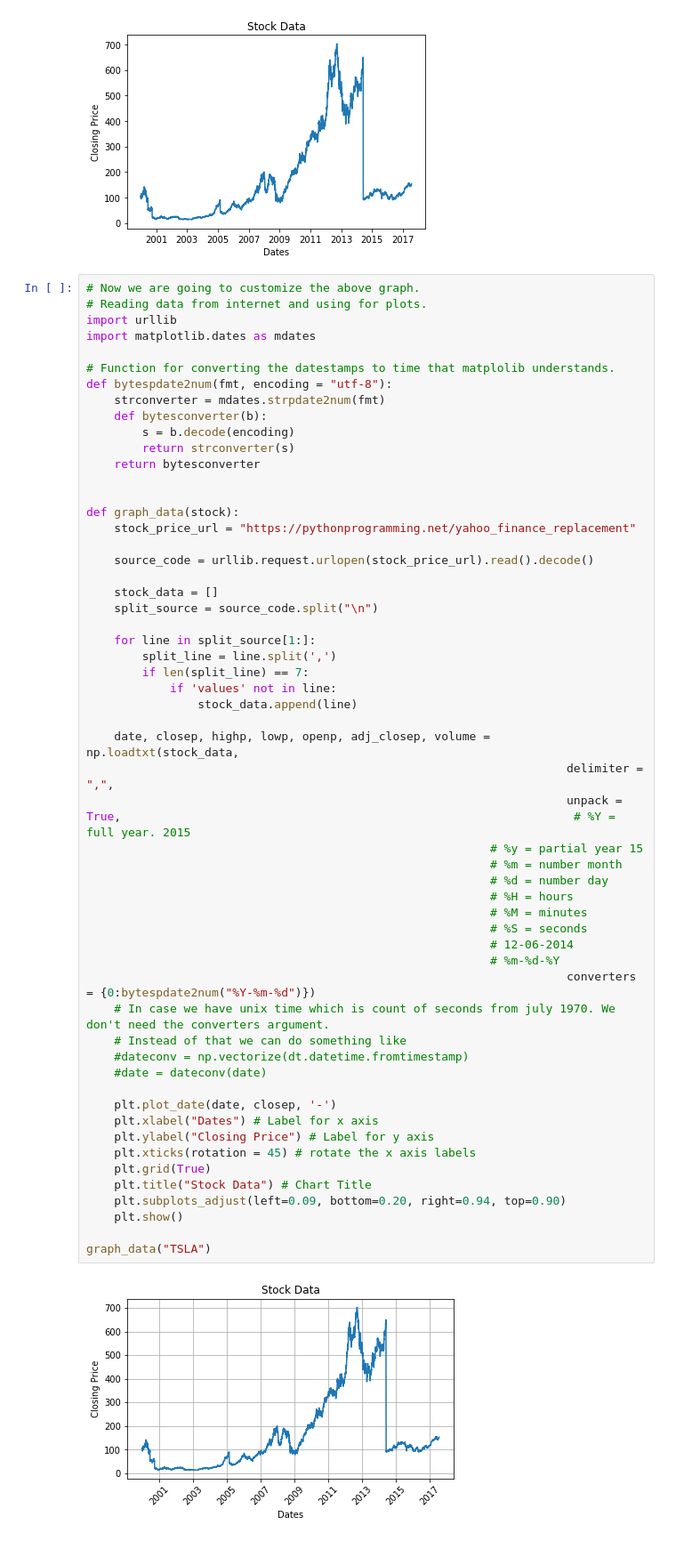
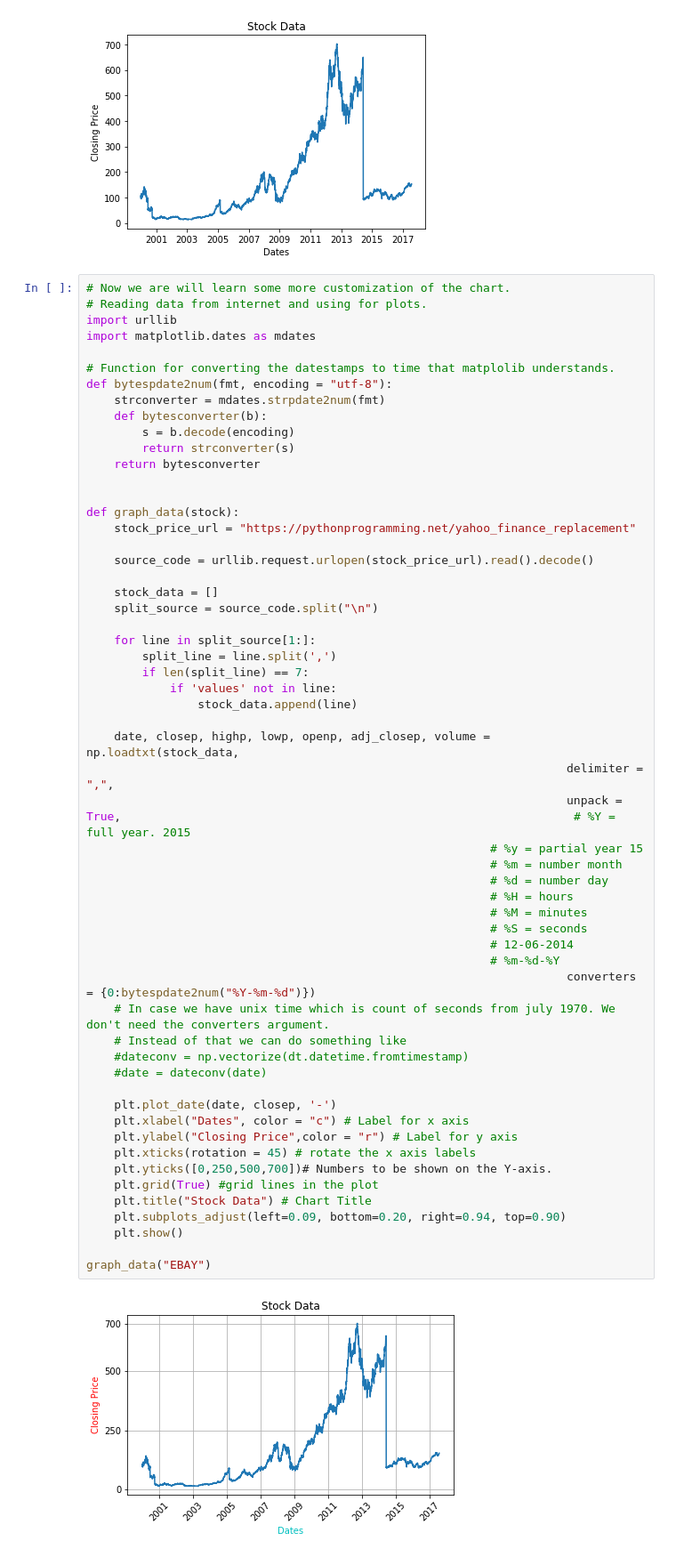
Before and after one commit to atystats/Data-Analysis-in-Python, a Jupyter notebook: Data Visualization with Python.ipynb, the cells around one changed output. Shown: that part at 89% size. Drawn from its saved outputs; the diff is of its cells as text.

Commit message:
Data Visualization

```diff
--- a/Data Visualization with Python.ipynb
+++ b/Data Visualization with Python.ipynb
@@ -231,7 +231,7 @@ graph_data("TSLA")
 # %% [output]
 [figure]
 # %%
-# Now we are going to customize the above graph.
+# Now we are will learn some more customization of the chart.
 # Reading data from internet and using for plots.
 import urllib
 import matplotlib.dates as mdates
@@ -256,35 +256,36 @@ def graph_data(stock):
     for line in split_source[1:]:
         split_line = line.split(',')
         if len(split_line) == 7:
             if 'values' not in line:
                 stock_data.append(line)
 
     date, closep, highp, lowp, openp, adj_closep, volume = np.loadtxt(stock_data,
                                                                      delimiter = ",",
                                                                      unpack = True,                                                                 # %Y = full year. 2015
                                                           # %y = partial year 15
                                                           # %m = number month
                                                           # %d = number day
                                                           # %H = hours
                                                           # %M = minutes
                                                           # %S = seconds
                                                           # 12-06-2014
                                                           # %m-%d-%Y
                                                                      converters = {0:bytespdate2num("%Y-%m-%d")})
     # In case we have unix time which is count of seconds from july 1970. We don't need the converters argument.
     # Instead of that we can do something like
     #dateconv = np.vectorize(dt.datetime.fromtimestamp)
     #date = dateconv(date)
 
     plt.plot_date(date, closep, '-')
-    plt.xlabel("Dates") # Label for x axis
-    plt.ylabel("Closing Price") # Label for y axis
+    plt.xlabel("Dates", color = "c") # Label for x axis
+    plt.ylabel("Closing Price",color = "r") # Label for y axis
     plt.xticks(rotation = 45) # rotate the x axis labels
-    plt.grid(True)
+    plt.yticks([0,250,500,700])# Numbers to be shown on the Y-axis.
+    plt.grid(True) #grid lines in the plot
     plt.title("Stock Data") # Chart Title
     plt.subplots_adjust(left=0.09, bottom=0.20, right=0.94, top=0.90)
     plt.show()
 
-graph_data("TSLA")
+graph_data("EBAY")
 # %% [output]
-[figure, old version]
+[figure, new version]
```
Also changed, not shown: parts of 10 cells of this notebook.
